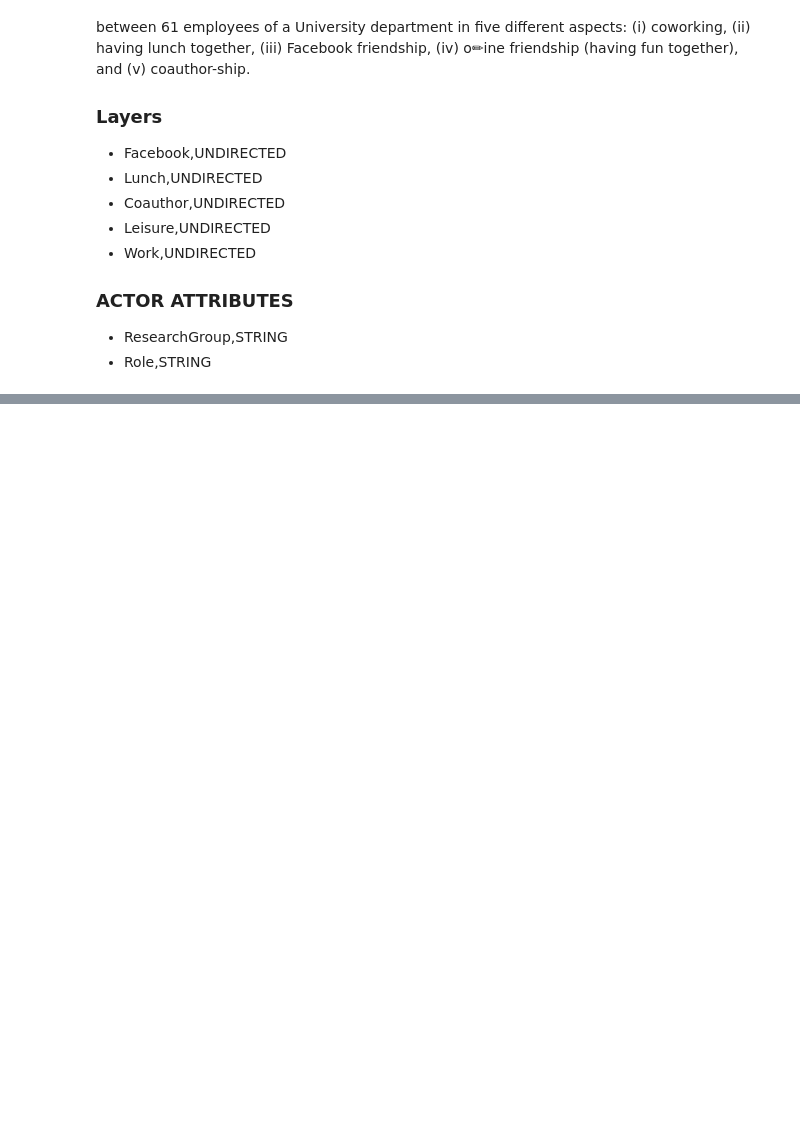
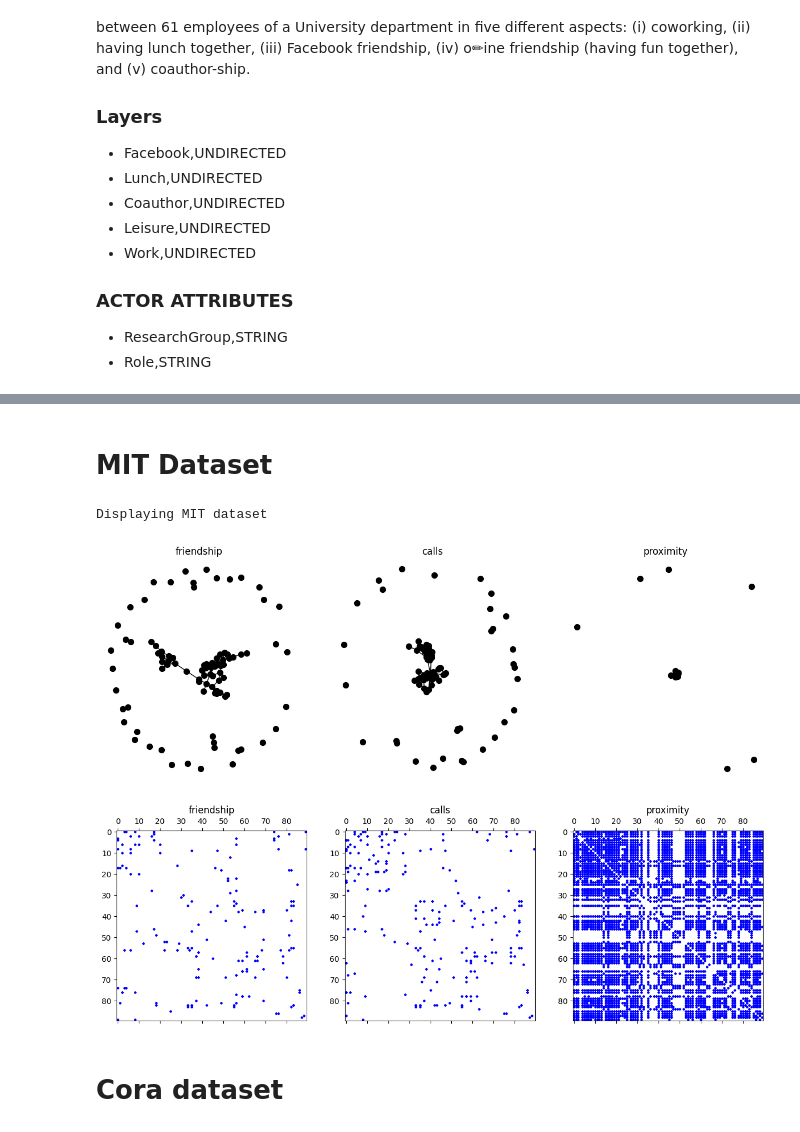
Before and after one commit to souheib1/Clustering-with-Multi-Layer-Graphs, a Jupyter notebook: data_processing_and_visualization.ipynb, the cells around one changed output, grey strips where cells are left out. Drawn from its saved outputs; the diff is of its cells as text; code cells hidden in the pictures; blank space fills up the shorter version.

```diff
--- a/data_processing_and_visualization.ipynb
+++ b/data_processing_and_visualization.ipynb
@@ -55 +55,13 @@ Displaying AUCS dataset
 [figure]
+# %% [markdown]
+# MIT Dataset
+# %%
+MLG, layer_labels, true_labels = load_MIT(process=False)
+print("Displaying MIT dataset")
+display_MLG(MLG, layer_labels)
+# %% [output]
+Displaying MIT dataset
+[figure, added]
+[figure, added]
+# %% [markdown]
+# Cora dataset
```
Also changed, not shown: parts of 3 cells of this notebook, 16 other files.
